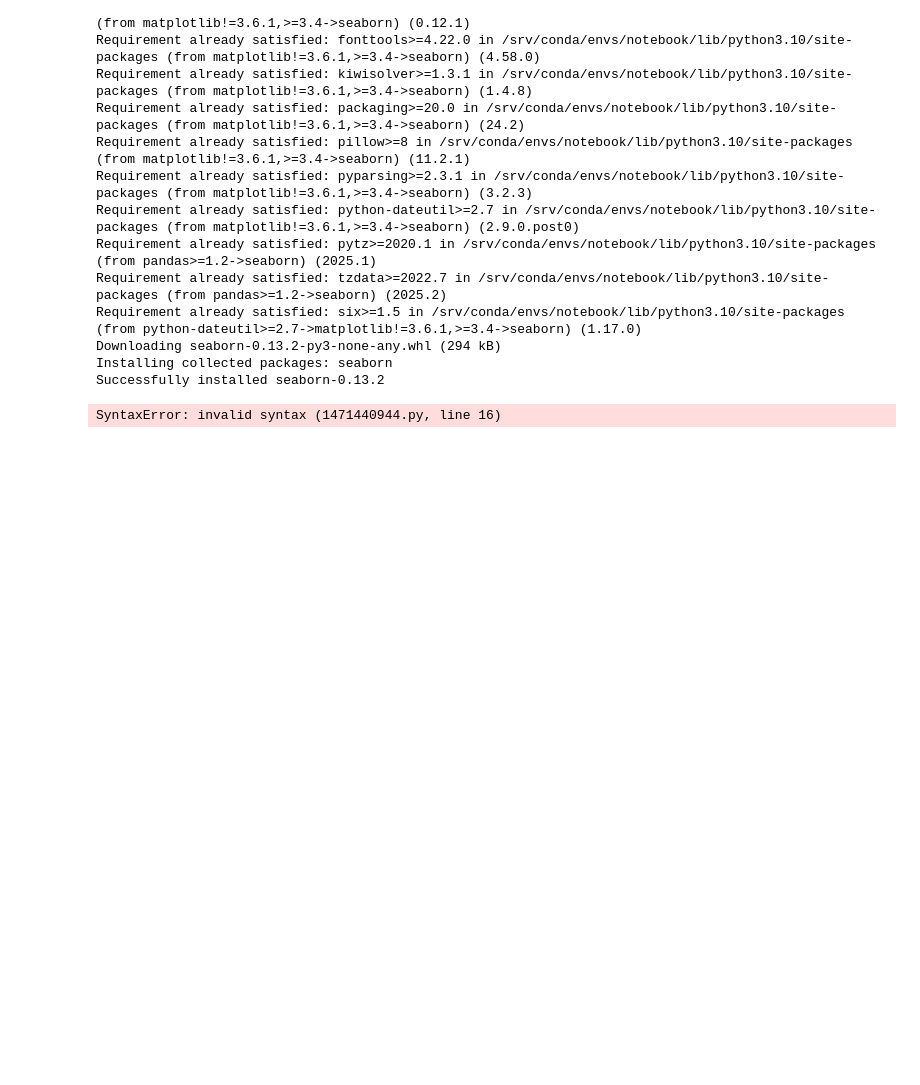
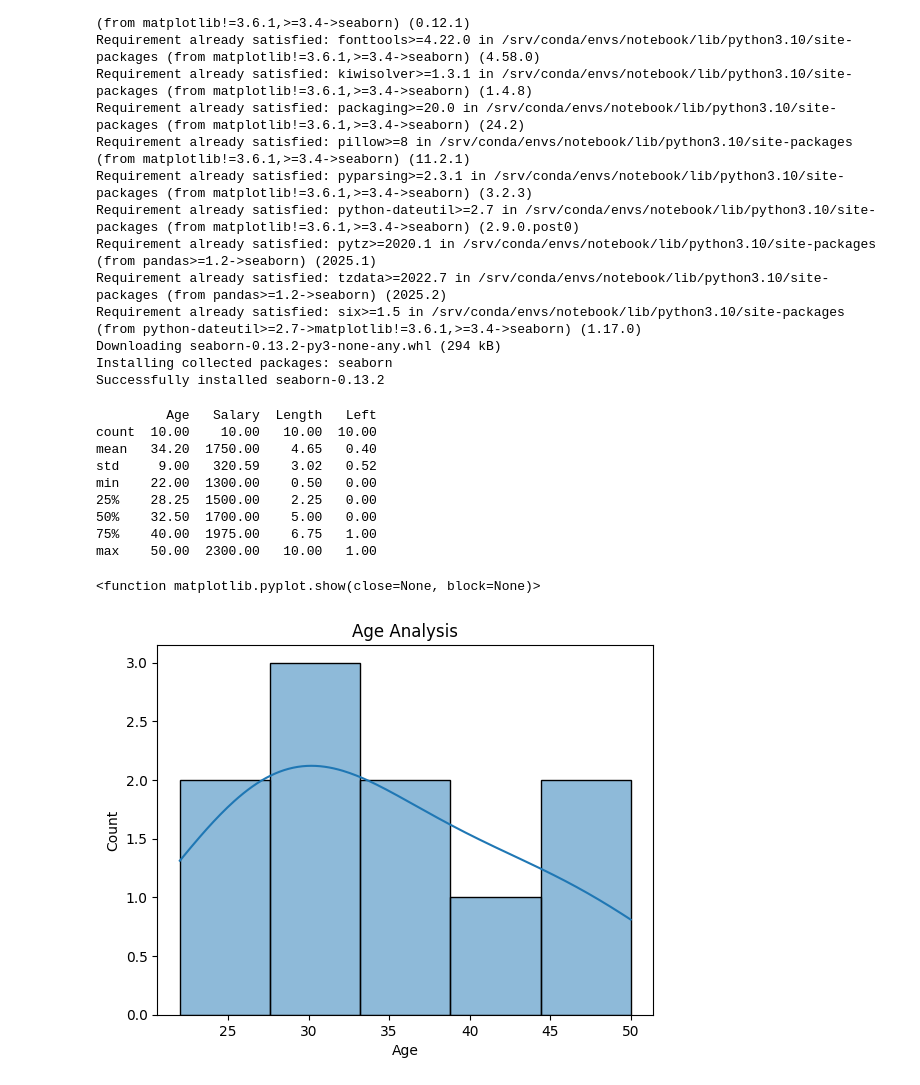
Before and after one commit to Guzlej/fluctuation, a Jupyter notebook: fluctuation1.ipynb, the cells around one changed output. Cells and saved outputs as stored; diff of their text form; code cells hidden in the pictures; blank space fills up the shorter version.

```diff
--- a/fluctuation1.ipynb
+++ b/fluctuation1.ipynb
@@ -23,21 +23,36 @@ Successfully installed seaborn-0.13.2
 # %%
 import pandas as pd
 import seaborn as sns
 import matplotlib.pyplot as plt
 
 #dataset
 data = {
     "Age": [25, 34, 41, 29, 50, 31, 45, 22, 37, 28],
     "Gender": ["M", "F", "M", "F", "M", "F", "F", "M", "F", "M"],
     "Department": ["IT", "HR", "IT", "Sales", "IT", "Sales", "HR", "IT", "Sales", "IT"],
     "Salary": [1500, 1300, 2000, 1600, 2300, 1500, 1800, 1900, 2100, 1500],
     "Length": [1, 3, 7, 5, 10, 5, 2, 7, 0.5, 6],
-    "Leave": [1, 0, 0, 1, 0, 1, 0, 0, 0, 1]
+    "Left": [1, 0, 0, 1, 0, 1, 0, 0, 0, 1]
 }
+# descriptive statistics
 df = pd.DataFrame(data)
 print(df.describe().round(2))
-sns.histplot(df.["Age"], bins 5, kde=True)
-plt.title("Age")
+
+# histogram of age
+# A histogram showing the distribution of values in the "Age" column.
+
+sns.histplot(df["Age"], bins=5, kde=True)
+plt.title("Age Analysis")
 plt.show
 # %% [output]
-SyntaxError: invalid syntax (1471440944.py, line 16)
+         Age   Salary  Length   Left
+count  10.00    10.00   10.00  10.00
+mean   34.20  1750.00    4.65   0.40
+std     9.00   320.59    3.02   0.52
+min    22.00  1300.00    0.50   0.00
+25%    28.25  1500.00    2.25   0.00
+50%    32.50  1700.00    5.00   0.00
+75%    40.00  1975.00    6.75   1.00
+max    50.00  2300.00   10.00   1.00
+<function matplotlib.pyplot.show(close=None, block=None)>
+[figure, added]
```
Also changed, not shown: parts of 3 cells of this notebook.
